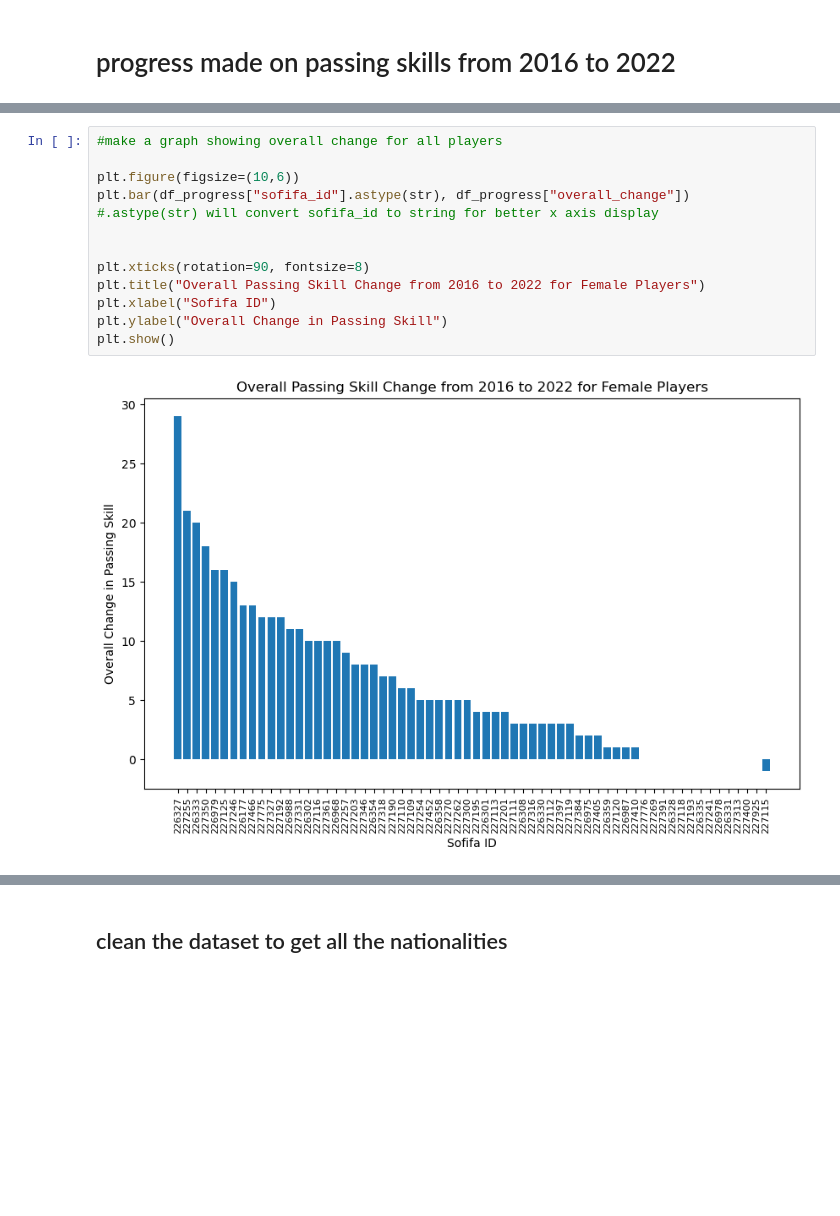
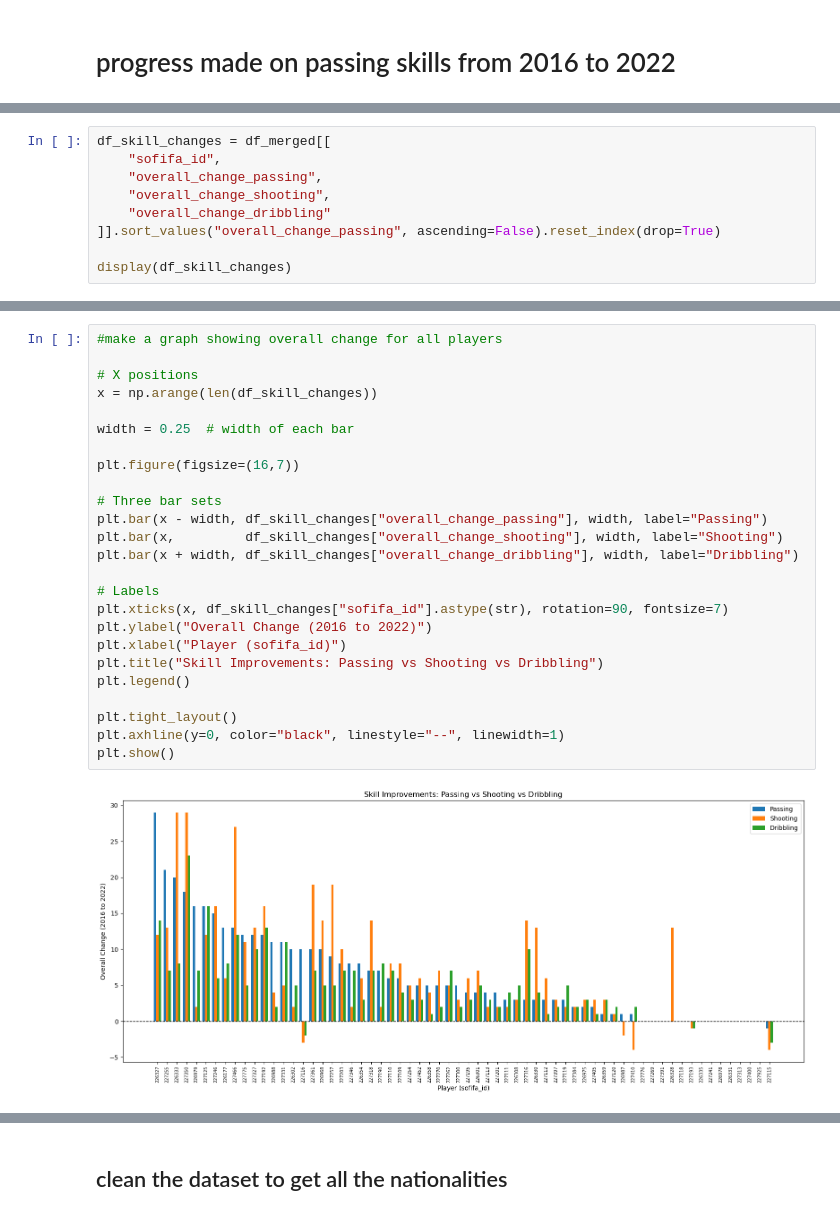
Before and after one commit to Cynthiah0503/qtm151fall2025, a Jupyter notebook: Final Project/final project.ipynb, the cells around one changed output, grey strips where cells are left out. Saved outputs shown, nothing was run; the diff lists cells and outputs as text; blank space fills up the shorter version.

```diff
--- a/Final Project/final project.ipynb
+++ b/Final Project/final project.ipynb
@@ -275,0 +503,9 @@ display(df_progress)
+# %%
+df_skill_changes = df_merged[[
+    "sofifa_id",
+    "overall_change_passing",
+    "overall_change_shooting",
+    "overall_change_dribbling"
+]].sort_values("overall_change_passing", ascending=False).reset_index(drop=True)
+
+display(df_skill_changes)
@@ -276,15 +529,27 @@ display(df_progress)
 # %%
 #make a graph showing overall change for all players
 
-plt.figure(figsize=(10,6))
-plt.bar(df_progress["sofifa_id"].astype(str), df_progress["overall_change"])
-#.astype(str) will convert sofifa_id to string for better x axis display
+# X positions
+x = np.arange(len(df_skill_changes))
 
+width = 0.25  # width of each bar
 
-plt.xticks(rotation=90, fontsize=8)
-plt.title("Overall Passing Skill Change from 2016 to 2022 for Female Players")
-plt.xlabel("Sofifa ID")
-plt.ylabel("Overall Change in Passing Skill")
+plt.figure(figsize=(16,7))
+
+# Three bar sets
+plt.bar(x - width, df_skill_changes["overall_change_passing"], width, label="Passing")
+plt.bar(x,         df_skill_changes["overall_change_shooting"], width, label="Shooting")
+plt.bar(x + width, df_skill_changes["overall_change_dribbling"], width, label="Dribbling")
+
+# Labels
+plt.xticks(x, df_skill_changes["sofifa_id"].astype(str), rotation=90, fontsize=7)
+plt.ylabel("Overall Change (2016 to 2022)")
+plt.xlabel("Player (sofifa_id)")
+plt.title("Skill Improvements: Passing vs Shooting vs Dribbling")
+plt.legend()
+
+plt.tight_layout()
+plt.axhline(y=0, color="black", linestyle="--", linewidth=1)
 plt.show()
 # %% [output]
-[figure, old version]
+[figure, new version]
```
Also changed, not shown: parts of 39 cells of this notebook.
